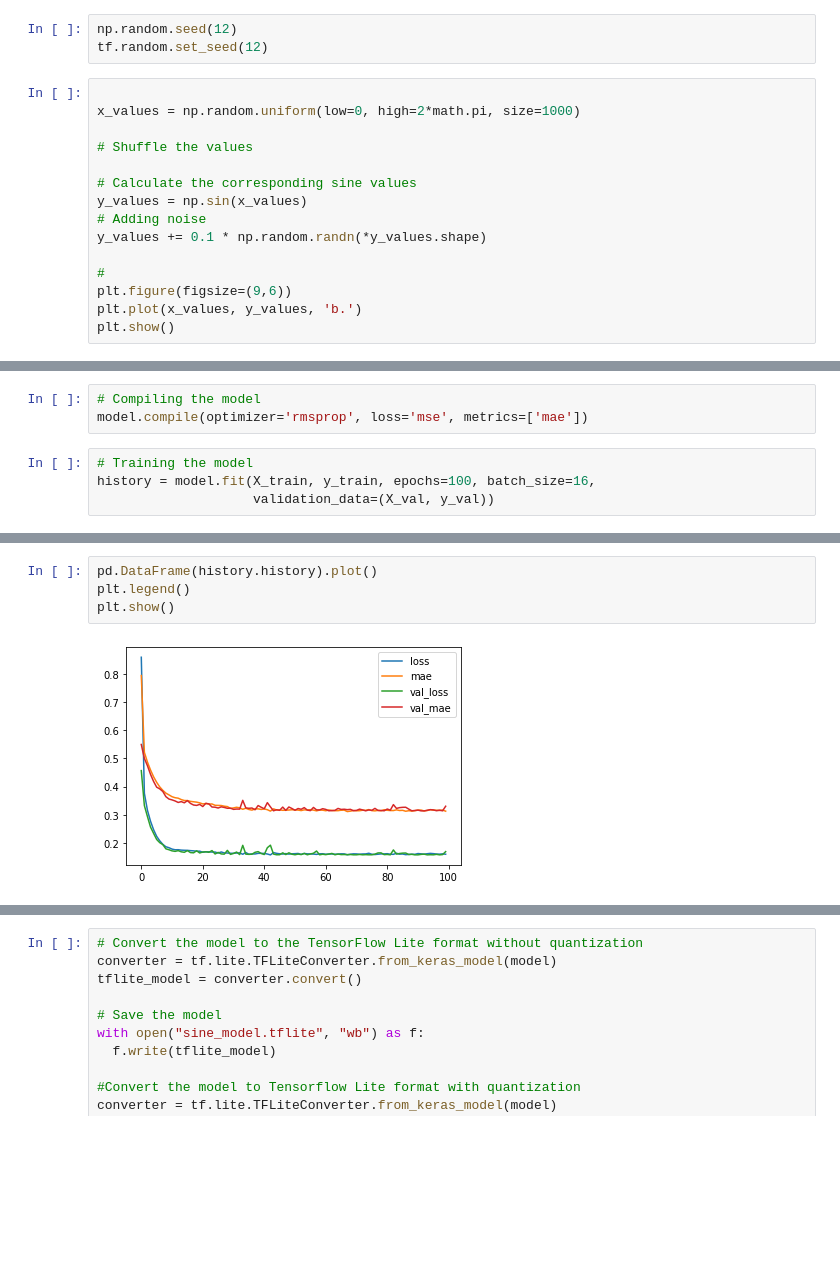
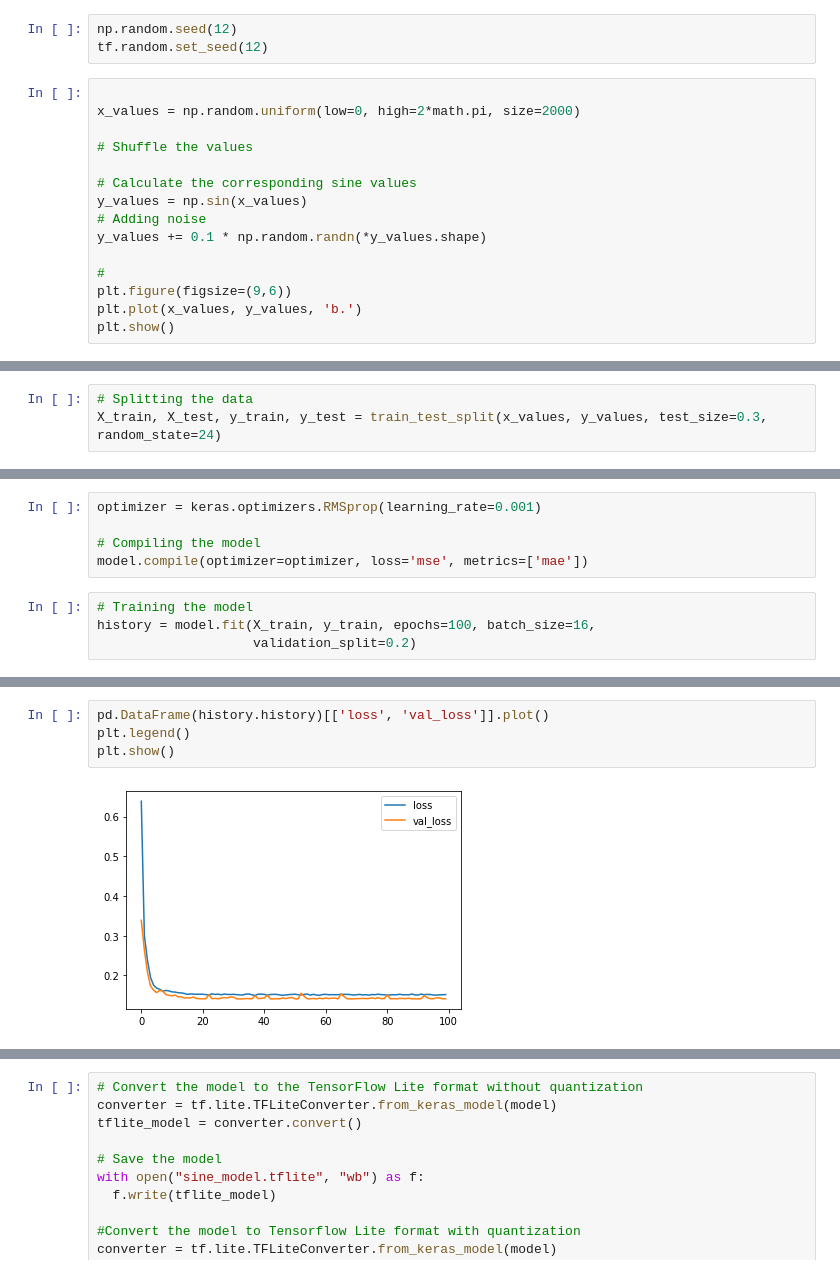
Before and after one commit to PabloJRW/TinyML-sineFunction, a Jupyter notebook: TinyML_Sin.ipynb, the cells around one changed output, grey strips where cells are left out. Saved outputs shown, nothing was run; the diff lists cells and outputs as text; blank space fills up the shorter version.

```diff
--- a/TinyML_Sin.ipynb
+++ b/TinyML_Sin.ipynb
@@ -13,7 +13,7 @@ np.random.seed(12)
 tf.random.set_seed(12)
 # %%
 
-x_values = np.random.uniform(low=0, high=2*math.pi, size=1000)
+x_values = np.random.uniform(low=0, high=2*math.pi, size=2000)
 
 # Shuffle the values
 
@@ -40,3 +31,6 @@ assert (X_train.size + X_val.size + X_test.size) == len(x_values)
+# %%
+# Splitting the data
+X_train, X_test, y_train, y_test = train_test_split(x_values, y_values, test_size=0.3, random_state=24)
 # %%
 # Plot the data in each data set
 plt.figure(figsize=(9,6))
@@ -71,11 +63,13 @@ Trainable params: 321
 Non-trainable params: 0
 _________________________________________________________________
 # %%
+optimizer = keras.optimizers.RMSprop(learning_rate=0.001)
+
 # Compiling the model
-model.compile(optimizer='rmsprop', loss='mse', metrics=['mae'])
+model.compile(optimizer=optimizer, loss='mse', metrics=['mae'])
 # %%
 # Training the model
 history = model.fit(X_train, y_train, epochs=100, batch_size=16,
-                    validation_data=(X_val, y_val))
+                    validation_split=0.2)
 # %% [output]
 Epoch 1/100
@@ -98,6 +97,6 @@ Epoch 100/100
 # %%
-pd.DataFrame(history.history).plot()
+pd.DataFrame(history.history)[['loss', 'val_loss']].plot()
 plt.legend()
 plt.show()
 # %% [output]
-[figure, old version]
+[figure, new version]
```
Also changed, not shown: parts of 10 cells of this notebook.
